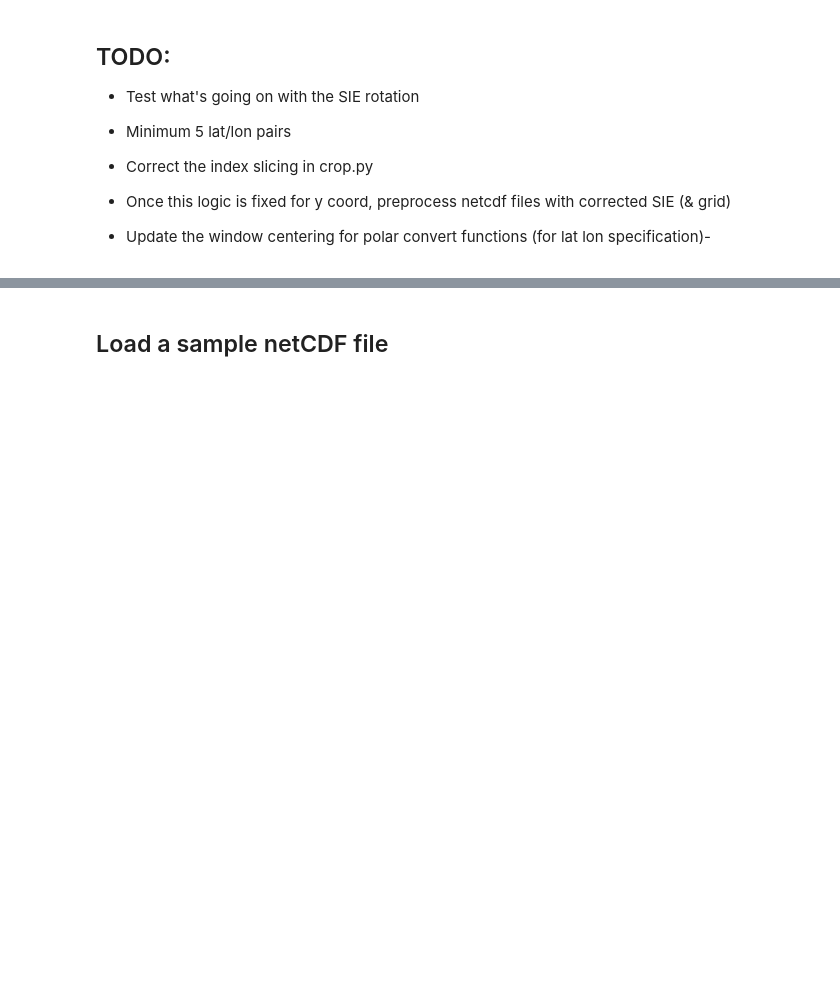
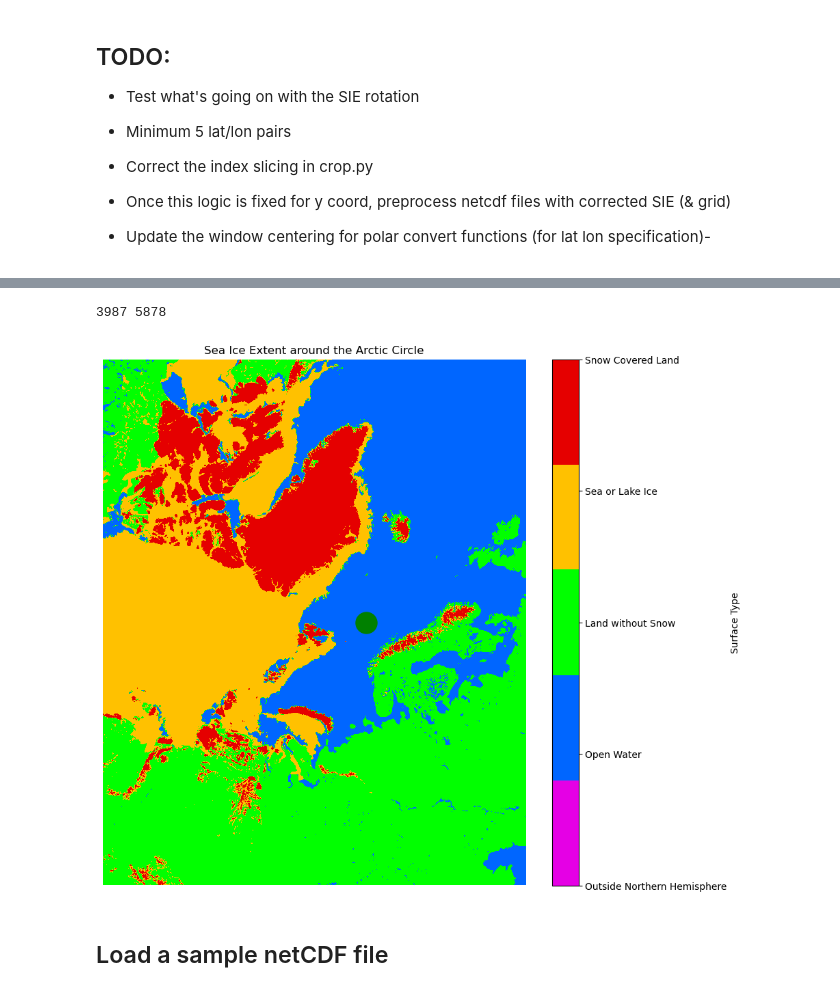
Before and after one commit to NOAA-HES-Capstone/icedyno, a Jupyter notebook: workspaces/julieanna/ims_latlong.ipynb, the cells around one changed output, grey strips where cells are left out. Cells and saved outputs as stored; diff of their text form; code cells hidden in the pictures; blank space fills up the shorter version.

```diff
--- a/workspaces/julieanna/ims_latlong.ipynb
+++ b/workspaces/julieanna/ims_latlong.ipynb
@@ -171,12 +194,15 @@ print(f"Geographic coordinates: lon={lon}, lat={lat}")
 # %%
-x_coord = find_closest_index_in_grid(-1547098.0, x_coords)
-y_coord = find_closest_index_in_grid(-1547098.0, y_coords)
+x_coord = find_closest_index_in_grid(x, x_coords)
+y_coord = find_closest_index_in_grid(y, y_coords)
 print(x_coord, y_coord)
-window = 4000
+window = 3500
 plot_sie(
     sie[0][x_coord - window : x_coord + window, y_coord - window : y_coord + window],
     marker=(window, window),
 )
+# %% [output]
+3987 5878
+[figure, added]
 # %%
 x_coord = find_closest_index_in_grid(x, x_coords)
 y_coord = find_closest_index_in_grid(y, y_coords)
```
Also changed, not shown: parts of 6 cells of this notebook.
